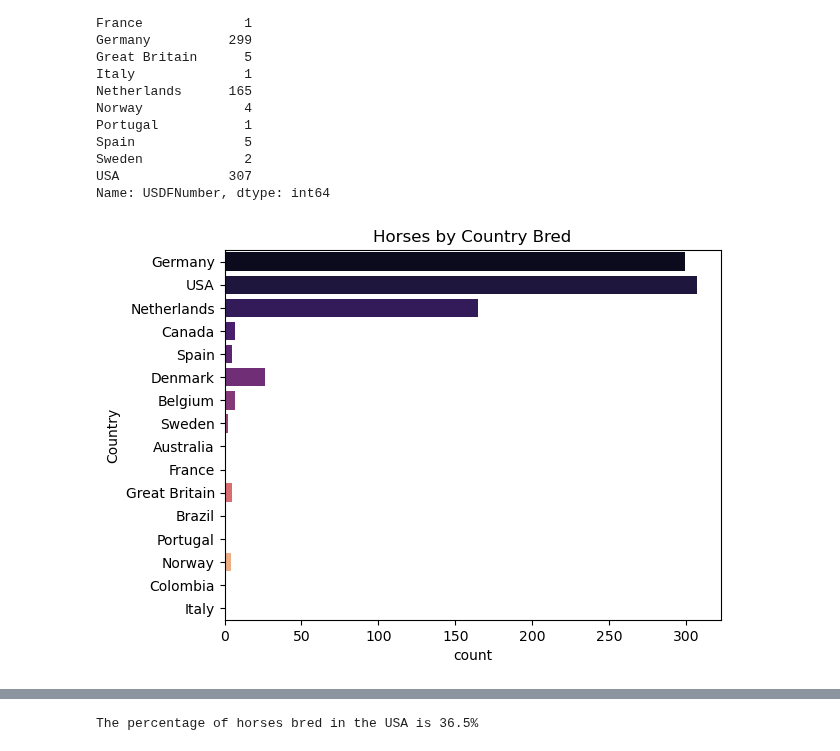
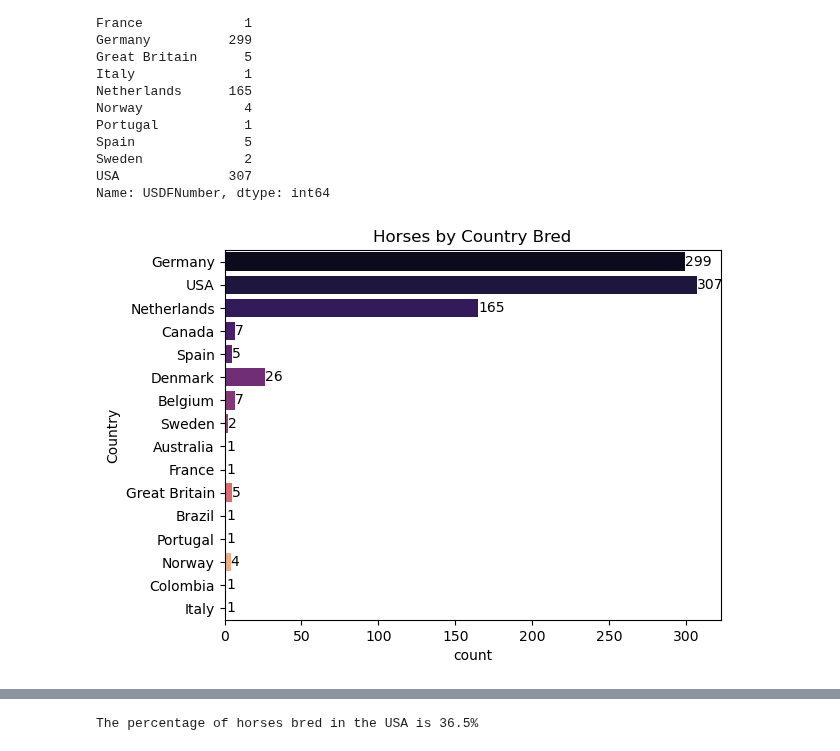
Before and after one commit to siobyrne/young-dressage-horse-program-analysis, a Jupyter notebook: younghorse.ipynb, the cells around one changed output, grey strips where cells are left out. Saved outputs shown, nothing was run; the diff lists cells and outputs as text; code cells hidden in the pictures.

```diff
--- a/younghorse.ipynb
+++ b/younghorse.ipynb
@@ -401,13 +592,17 @@ Sweden             2
 USA              307
 Name: USDFNumber, dtype: int64
 # %%
-sns.countplot(
+# create a bar chart of horses by country bred
+
+country_chart = sns.countplot(
    y = 'Country',
    data = horse_df,
    palette = 'magma'
 )
 
+country_chart.bar_label(country_chart.containers[0])
+
 plt.title("Horses by Country Bred")
 plt.show()
 # %% [output]
-[figure, old version]
+[figure, new version]
```
Also changed, not shown: parts of 26 cells of this notebook.
